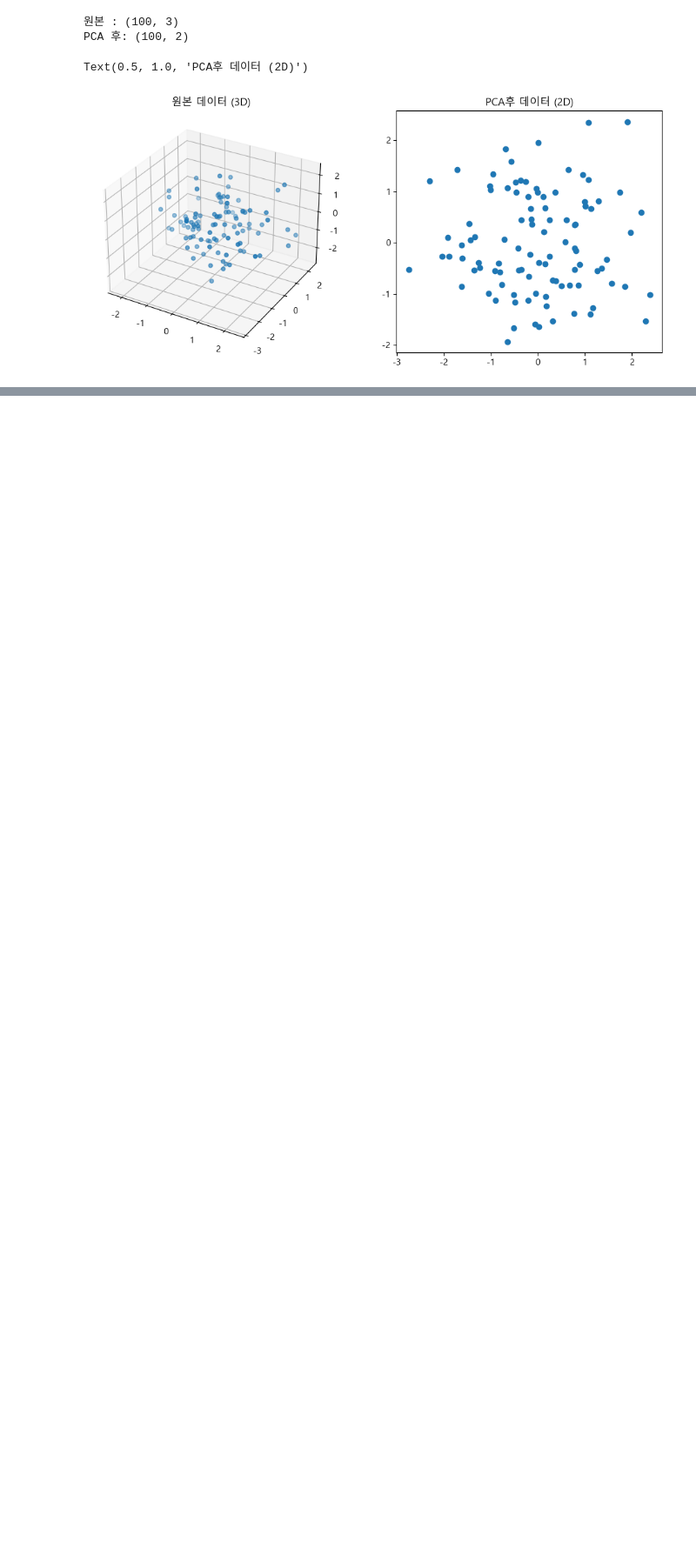
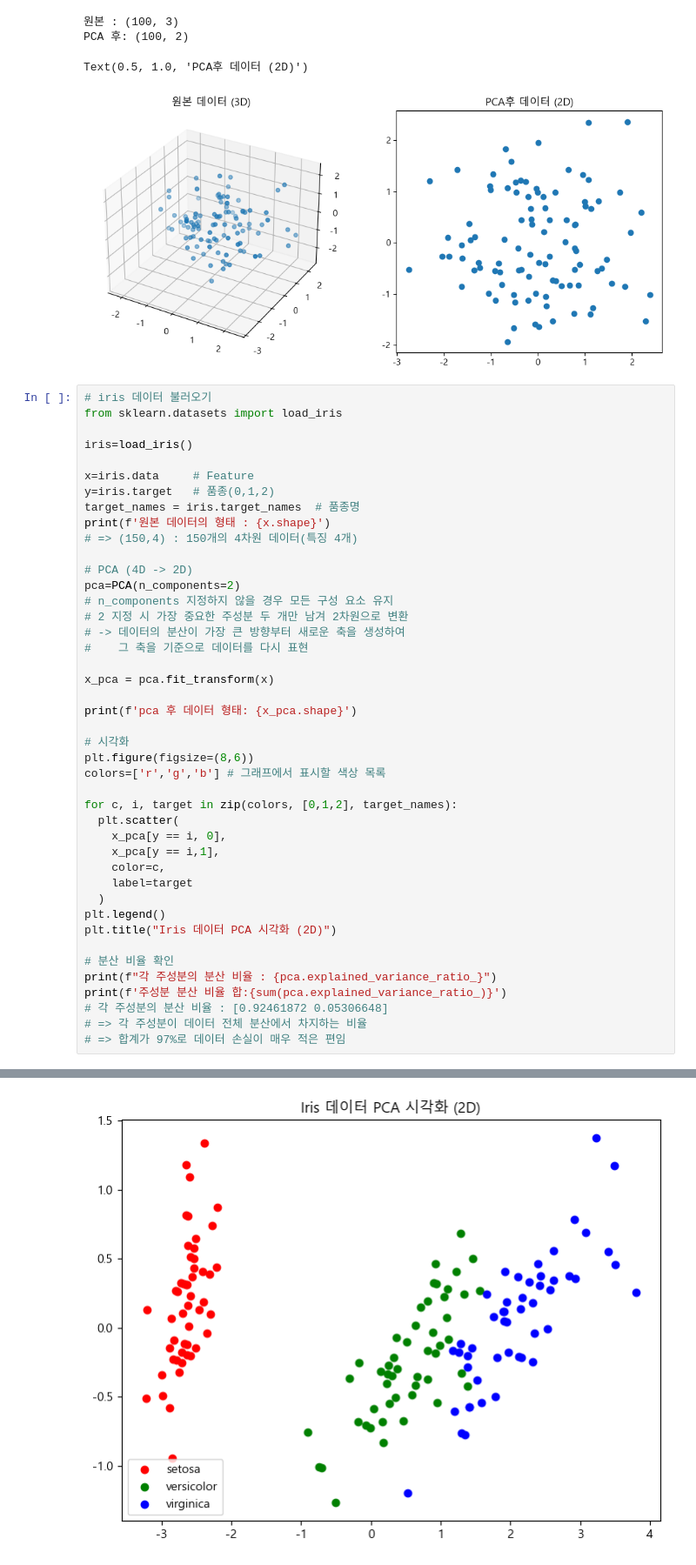
Before and after one commit to SkyWithLab/Workspace, a Jupyter notebook: 10_AI_Prediction/unsupervised_learning/3_pca_dim_reduction.ipynb, the cells around one changed output, grey strips where cells are left out. Shown: that part at 87% size. Cells and saved outputs as stored; diff of their text form; blank space fills up the shorter version.

```diff
--- a/10_AI_Prediction/unsupervised_learning/3_pca_dim_reduction.ipynb
+++ b/10_AI_Prediction/unsupervised_learning/3_pca_dim_reduction.ipynb
@@ -53,3 +53,47 @@ plt.title("PCA후 데이터 (2D)")
 PCA 후: (100, 2)
 Text(0.5, 1.0, 'PCA후 데이터 (2D)')
 [figure]
+# %%
+# iris 데이터 불러오기
+from sklearn.datasets import load_iris
+
+iris=load_iris()
+
+x=iris.data     # Feature
+y=iris.target   # 품종(0,1,2)
+target_names = iris.target_names  # 품종명
+print(f'원본 데이터의 형태 : {x.shape}')
+# => (150,4) : 150개의 4차원 데이터(특징 4개)
+
+# PCA (4D -> 2D)
+pca=PCA(n_components=2)
+# n_components 지정하지 않을 경우 모든 구성 요소 유지
+# 2 지정 시 가장 중요한 주성분 두 개만 남겨 2차원으로 변환
+# -> 데이터의 분산이 가장 큰 방향부터 새로운 축을 생성하여
+#    그 축을 기준으로 데이터를 다시 표현
+
+x_pca = pca.fit_transform(x)
+
+print(f'pca 후 데이터 형태: {x_pca.shape}')
+
+# 시각화
+plt.figure(figsize=(8,6))
+colors=['r','g','b'] # 그래프에서 표시할 색상 목록
+
+for c, i, target in zip(colors, [0,1,2], target_names):
+  plt.scatter(
+    x_pca[y == i, 0],
+    x_pca[y == i,1],
+    color=c,
+    label=target
+  )
+plt.legend()
+plt.title("Iris 데이터 PCA 시각화 (2D)")
+
+# 분산 비율 확인
+print(f"각 주성분의 분산 비율 : {pca.explained_variance_ratio_}")
+print(f'주성분 분산 비율 합:{sum(pca.explained_variance_ratio_)}')
+# 각 주성분의 분산 비율 : [0.92461872 0.05306648]
+# => 각 주성분이 데이터 전체 분산에서 차지하는 비율
+# => 합계가 97%로 데이터 손실이 매우 적은 편임
+# %% [output]
@@ -55,0 +104 @@ Text(0.5, 1.0, 'PCA후 데이터 (2D)')
+[figure, added]
```
Also changed, not shown: parts of 2 cells of this notebook.
